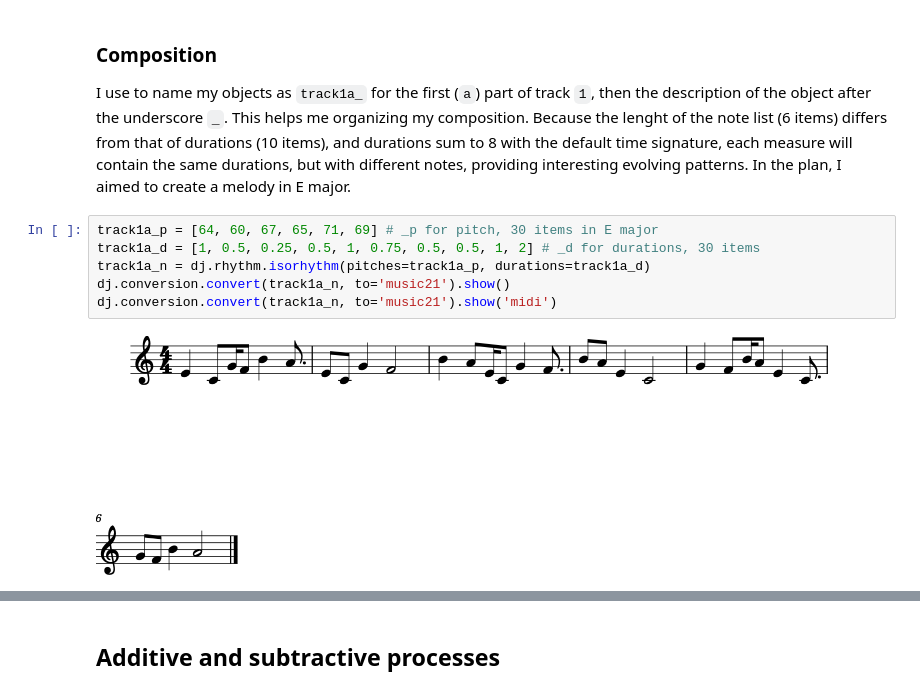
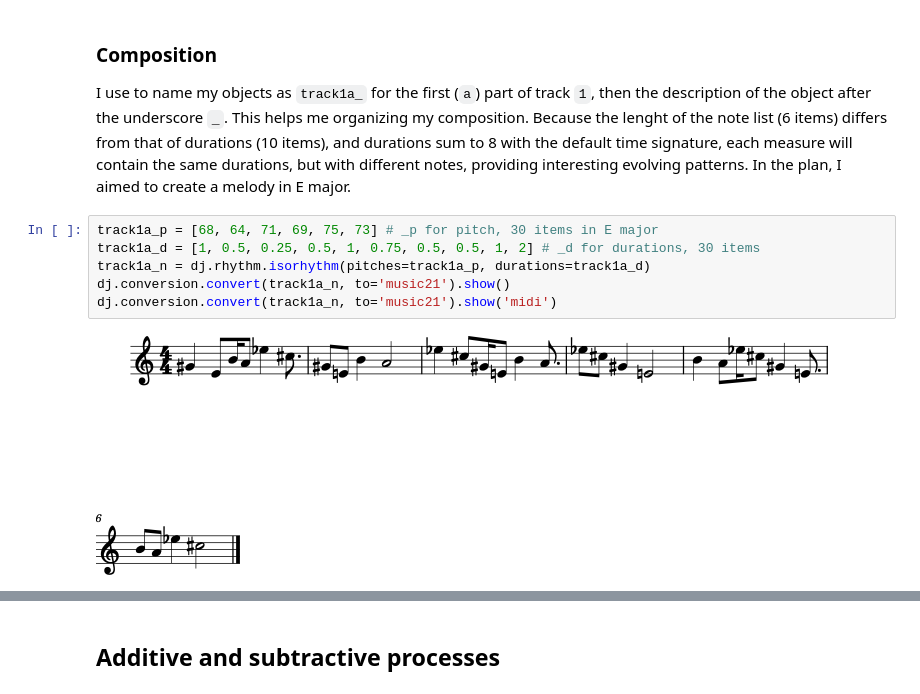
Before and after one commit to essicolo/djalgo, a Jupyter notebook: source/04_minimalism.ipynb, the cells around one changed output, grey strips where cells are left out. Cells and saved outputs as stored; diff of their text form.

```diff
--- a/source/04_minimalism.ipynb
+++ b/source/04_minimalism.ipynb
@@ -35,13 +32,13 @@ dj.conversion.convert(notes, to='music21').show()
 
 I use to name my objects as `track1a_` for the first (`a`) part of track `1`, then the description of the object after the underscore `_`. This helps me organizing my composition. Because the lenght of the note list (6 items) differs from that of durations (10 items), and durations sum to 8 with the default time signature, each measure will contain the same durations, but with different notes, providing interesting evolving patterns. In the plan, I aimed to create a melody in E major.
 # %%
-track1a_p = [64, 60, 67, 65, 71, 69] # _p for pitch, 30 items in E major
+track1a_p = [68, 64, 71, 69, 75, 73] # _p for pitch, 30 items in E major
 track1a_d = [1, 0.5, 0.25, 0.5, 1, 0.75, 0.5, 0.5, 1, 2] # _d for durations, 30 items
 track1a_n = dj.rhythm.isorhythm(pitches=track1a_p, durations=track1a_d)
 dj.conversion.convert(track1a_n, to='music21').show()
 dj.conversion.convert(track1a_n, to='music21').show('midi')
 # %% [output]
-[figure, old version]
+[figure, new version]
 [interactive output not drawn]
 # %% [markdown]
 ## Additive and subtractive processes
```
Also changed, not shown: parts of 14 cells of this notebook, 4 other files.
